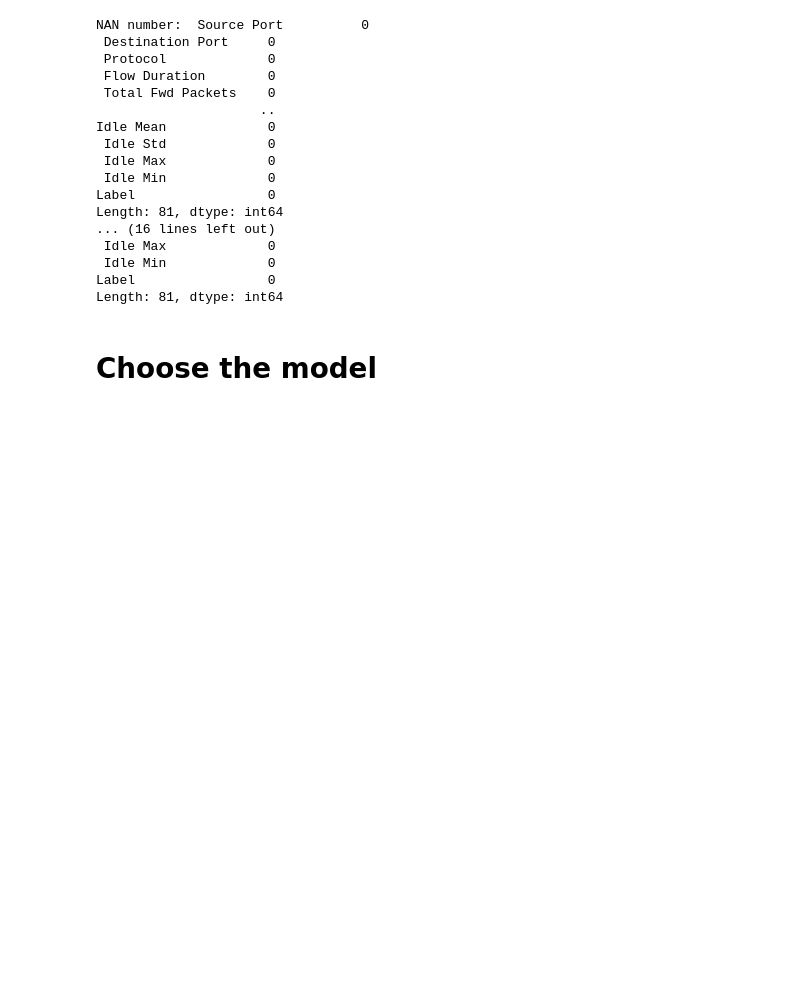
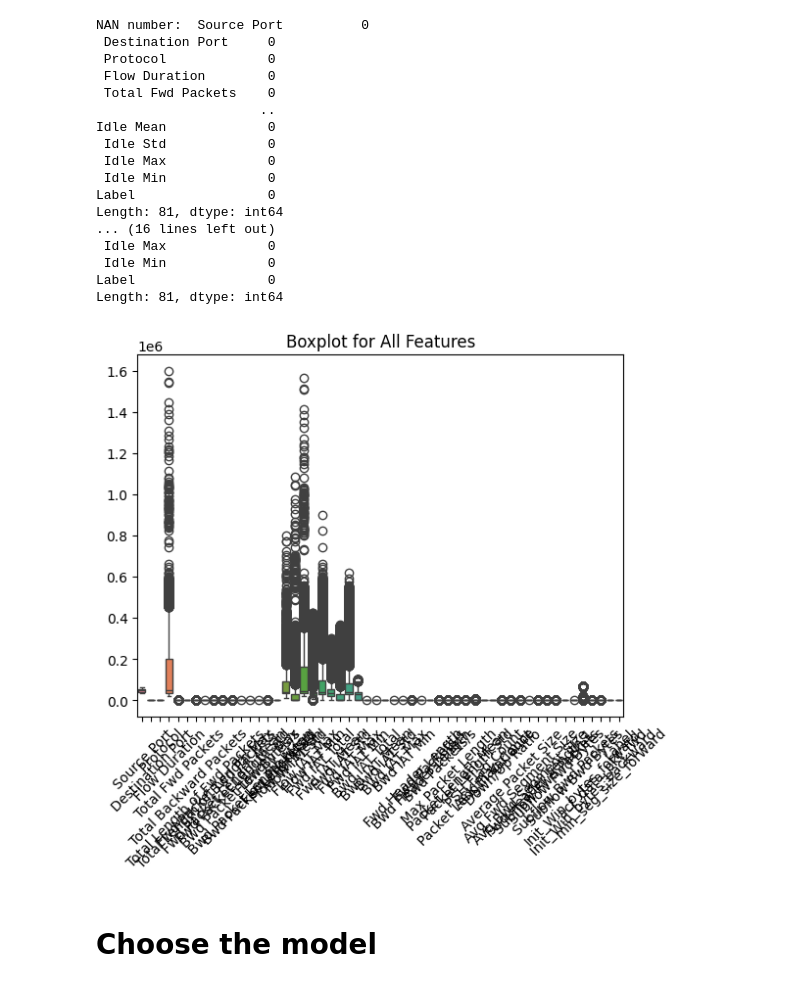
Before and after one commit to QioCas/ML-final-project, a Jupyter notebook: main.ipynb, the cells around one changed output. Cells and saved outputs as stored; diff of their text form; code cells hidden in the pictures; blank space fills up the shorter version.

```diff
--- a/main.ipynb
+++ b/main.ipynb
@@ -48,0 +54,27 @@ Drive already mounted at /content/drive; to attempt to forcibly remount, call dr
+# %%
+def remove_outlier_features(df, threshold=0.1):
+    """Remove columns with too many outliers based on IQR method."""
+    num_rows = df.shape[0]  # Total number of rows
+    outlier_columns = []  # Store columns to remove
+
+    for col in df.select_dtypes(include=["number"]).columns:  # Process only numerical columns
+        Q1 = df[col].quantile(0.25)
+        Q3 = df[col].quantile(0.75)
+        IQR = Q3 - Q1
+
+        # Define outliers
+        lower_bound = Q1 - 1.5 * IQR
+        upper_bound = Q3 + 1.5 * IQR
+        outliers = ((df[col] < lower_bound) | (df[col] > upper_bound)).sum()
+
+        # Check if outliers exceed threshold percentage
+        if (outliers / num_rows) > threshold:
+            outlier_columns.append(col)
+
+    # Drop columns with too many outliers
+    df_cleaned = df.drop(columns=outlier_columns)
+    return df_cleaned, outlier_columns
+
+# Remove columns with more than 10% outliers
+df, removed_columns = remove_outlier_features(df, threshold=0.8)
+removed_columns
@@ -128,6 +157,13 @@ Length: 81, dtype: int64
  Idle Min             0
 Label                 0
 Length: 81, dtype: int64
+# %%
+sns.boxplot(data=df)
+plt.xticks(rotation=45)  # Rotate x-axis labels if needed
+plt.title("Boxplot for All Features")
+plt.show()
+# %% [output]
+[figure, added]
 # %%
 df.to_csv('/content/drive/MyDrive/Colab Notebooks/Data/cooked.csv', index=False)
 # df
```
Also changed, not shown: parts of 5 cells of this notebook.
